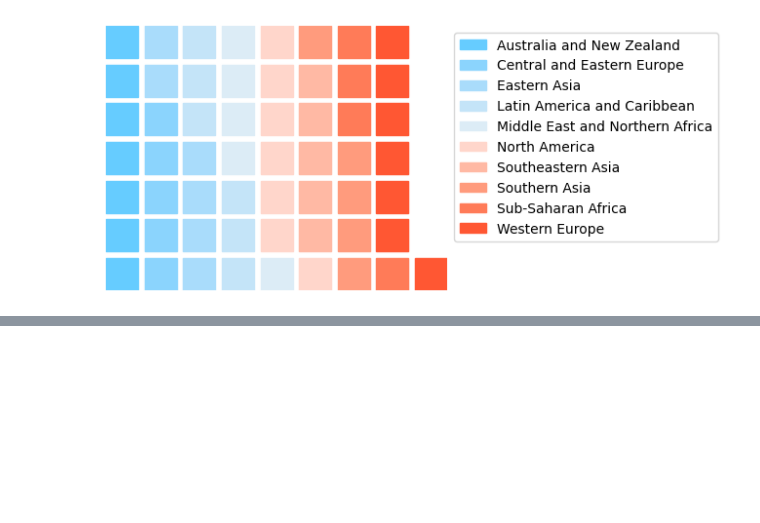
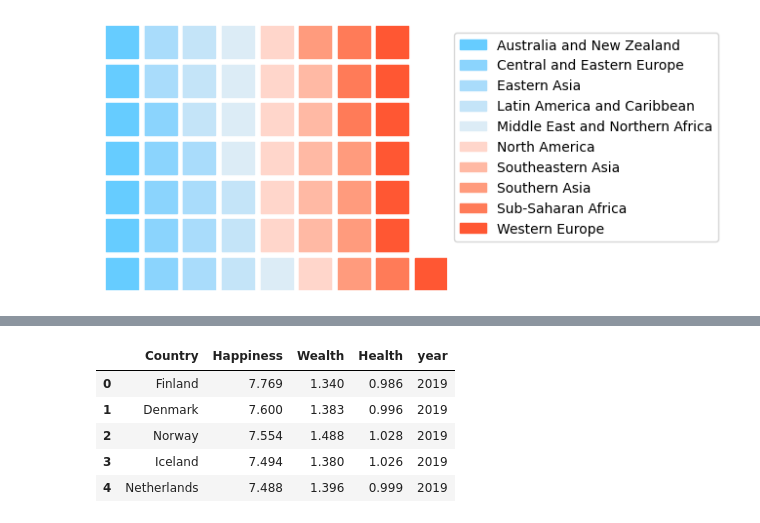
Before and after one commit to SirivellaAnjani/World-Happiness-Visualization, a Jupyter notebook: World_Happiness_Visualization.ipynb, the cells around one changed output, grey strips where cells are left out. Saved outputs shown, nothing was run; the diff lists cells and outputs as text; code cells hidden in the pictures; blank space fills up the shorter version.

```diff
--- a/World_Happiness_Visualization.ipynb
+++ b/World_Happiness_Visualization.ipynb
@@ -360,0 +432,9 @@ plt.show()
+# %%
+df_2019.head()
+# %% [output]
+|  | Country | Happiness | Wealth | Health | year |
+| 0 | Finland | 7.769 | 1.340 | 0.986 | 2019 |
+| 1 | Denmark | 7.600 | 1.383 | 0.996 | 2019 |
+| 2 | Norway | 7.554 | 1.488 | 1.028 | 2019 |
+| 3 | Iceland | 7.494 | 1.380 | 1.026 | 2019 |
+| 4 | Netherlands | 7.488 | 1.396 | 0.999 | 2019 |
```
Also changed, not shown: parts of 14 cells of this notebook.
